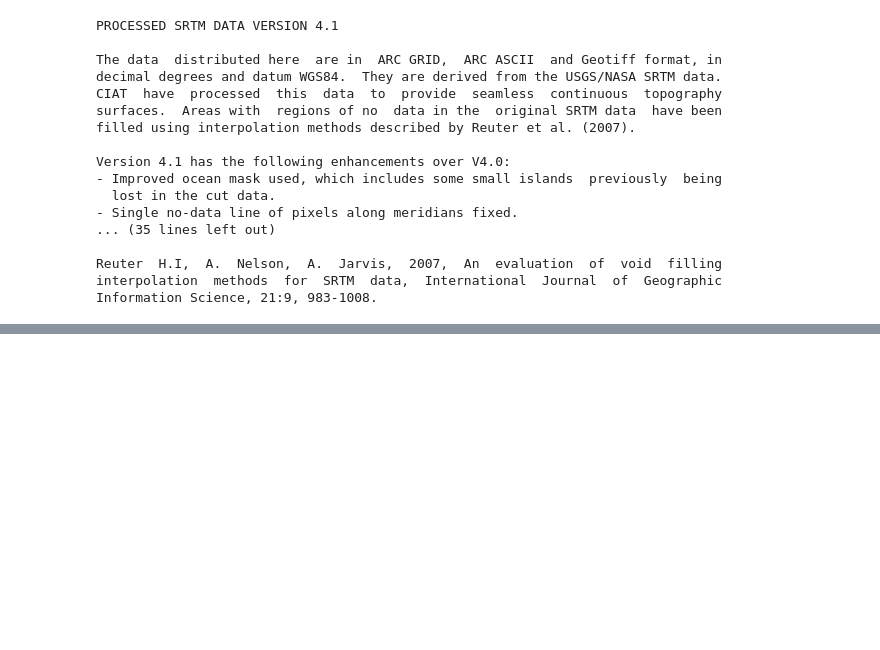
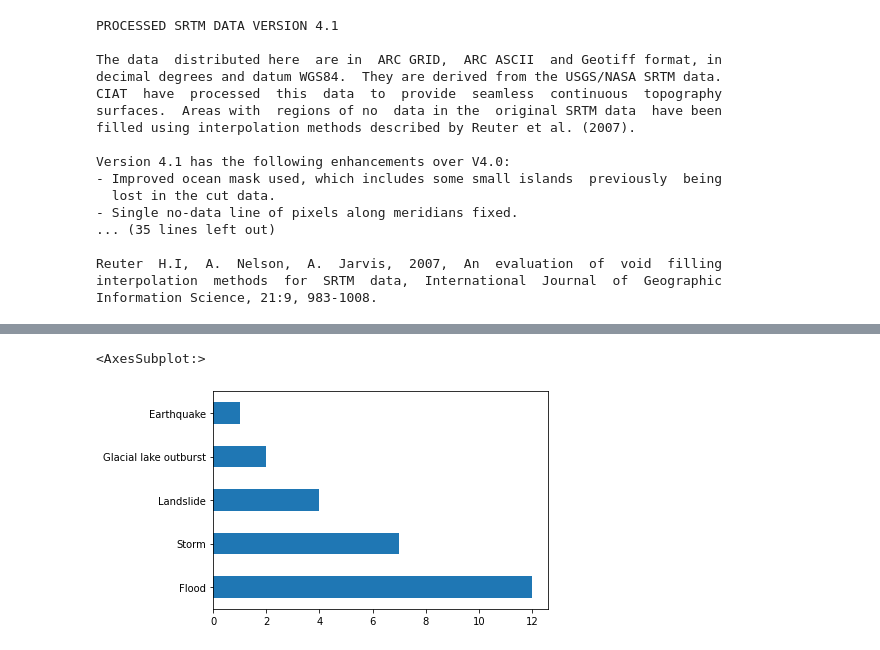
Before and after one commit to siddsach/landuse, a Jupyter notebook: notebooks/download-data-artifacts.ipynb, the cells around one changed output, grey strips where cells are left out. Cells and saved outputs as stored; diff of their text form; code cells hidden in the pictures; blank space fills up the shorter version.

```diff
--- a/notebooks/download-data-artifacts.ipynb
+++ b/notebooks/download-data-artifacts.ipynb
@@ -144,0 +270,5 @@ ConformanceError: API does not conform to {ConformanceClasses.STAC_API_CORE}. Mu
+# %%
+import pandas as pd
+
+flood_events = pd.read_excel('data/emdat.xlsx')
+flood_events
@@ -144,0 +289,5 @@ ConformanceError: API does not conform to {ConformanceClasses.STAC_API_CORE}. Mu
+# %%
+flood_events = flood_events[flood_events['Unnamed: 2'].notnull()]
+flood_events.columns = flood_events.iloc[0].tolist()
+flood_events = flood_events.iloc[1:]
+flood_events
@@ -144,0 +323,6 @@ ConformanceError: API does not conform to {ConformanceClasses.STAC_API_CORE}. Mu
+# %%
+countries = ['India']
+years = range(2020, 2022)
+
+flood_events = flood_events[flood_events['Country'].isin(countries) & flood_events['Year'].apply(int).isin(years)]
+flood_events
@@ -144,0 +348,5 @@ ConformanceError: API does not conform to {ConformanceClasses.STAC_API_CORE}. Mu
+# %%
+flood_events['Disaster Type'].value_counts().plot.barh()
+# %% [output]
+<AxesSubplot:>
+[figure, added]
```
Also changed, not shown: parts of 50 cells of this notebook.
